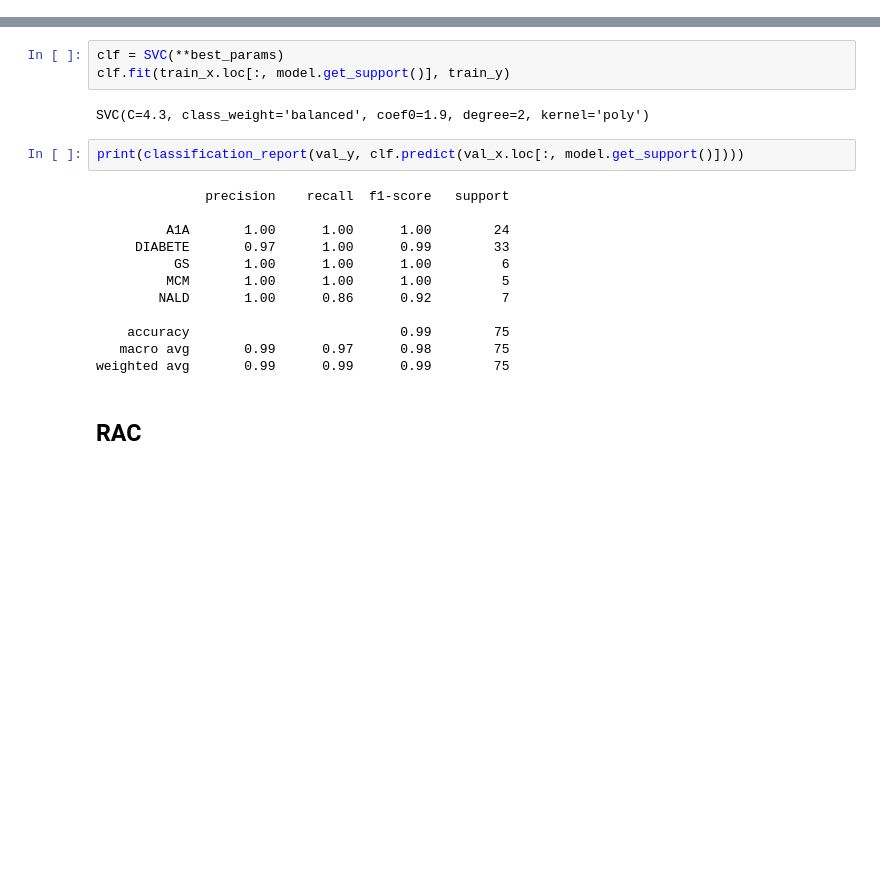
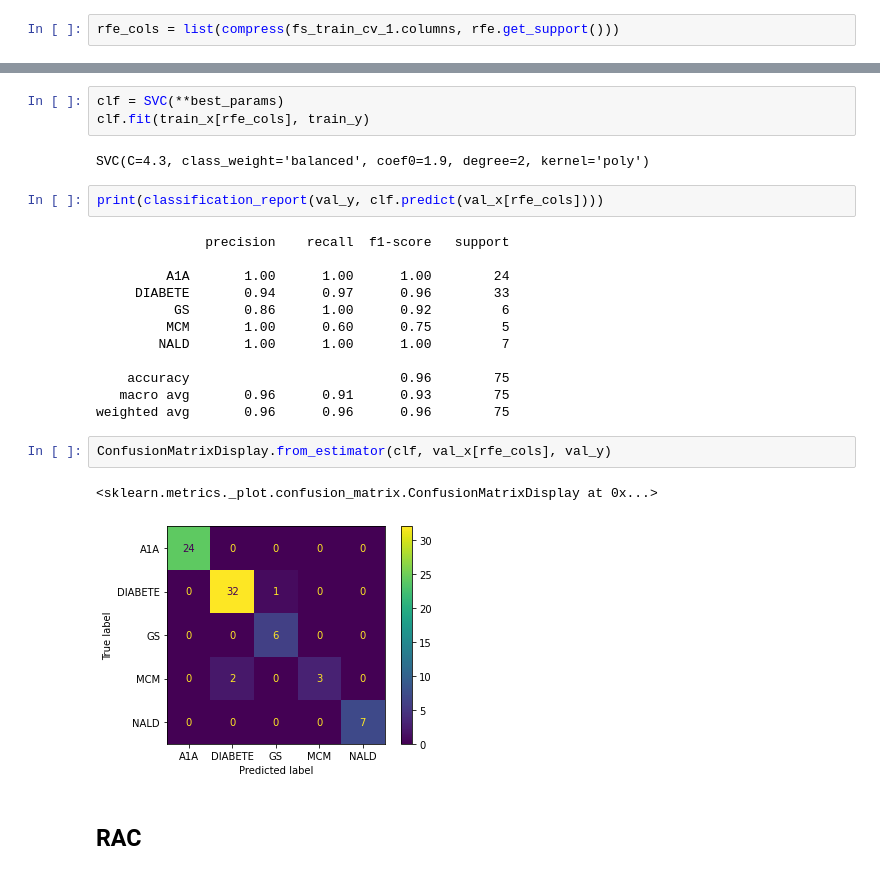
Before and after one commit to federicosilvestri/chl-project, a Jupyter notebook: src/notebooks/Classification.ipynb, the cells around one changed output, grey strips where cells are left out. Cells and saved outputs as stored; diff of their text form; blank space fills up the shorter version.

```diff
--- a/src/notebooks/Classification.ipynb
+++ b/src/notebooks/Classification.ipynb
@@ -69,0 +127,2 @@ def grid_search_report(results):
+# %%
+rfe_cols = list(compress(fs_train_cv_1.columns, rfe.get_support()))
@@ -270,23 +293,28 @@ Train score: 1.0
 #### Test best feature selection
 # %%
 clf = SVC(**best_params)
-clf.fit(train_x.loc[:, model.get_support()], train_y)
+clf.fit(train_x[rfe_cols], train_y)
 # %% [output]
 SVC(C=4.3, class_weight='balanced', coef0=1.9, degree=2, kernel='poly')
 # %%
-print(classification_report(val_y, clf.predict(val_x.loc[:, model.get_support()])))
+print(classification_report(val_y, clf.predict(val_x[rfe_cols])))
 # %% [output]
               precision    recall  f1-score   support
 
          A1A       1.00      1.00      1.00        24
-     DIABETE       0.97      1.00      0.99        33
-          GS       1.00      1.00      1.00         6
-         MCM       1.00      1.00      1.00         5
-        NALD       1.00      0.86      0.92         7
+     DIABETE       0.94      0.97      0.96        33
+          GS       0.86      1.00      0.92         6
+         MCM       1.00      0.60      0.75         5
+        NALD       1.00      1.00      1.00         7
 
-    accuracy                           0.99        75
-   macro avg       0.99      0.97      0.98        75
-weighted avg       0.99      0.99      0.99        75
+    accuracy                           0.96        75
+   macro avg       0.96      0.91      0.93        75
+weighted avg       0.96      0.96      0.96        75
+# %%
+ConfusionMatrixDisplay.from_estimator(clf, val_x[rfe_cols], val_y)
+# %% [output]
+<sklearn.metrics._plot.confusion_matrix.ConfusionMatrixDisplay at 0x...>
+[figure, added]
 # %% [markdown]
 ## RAC
 # %% [markdown]
```
Also changed, not shown: parts of 80 cells of this notebook.
